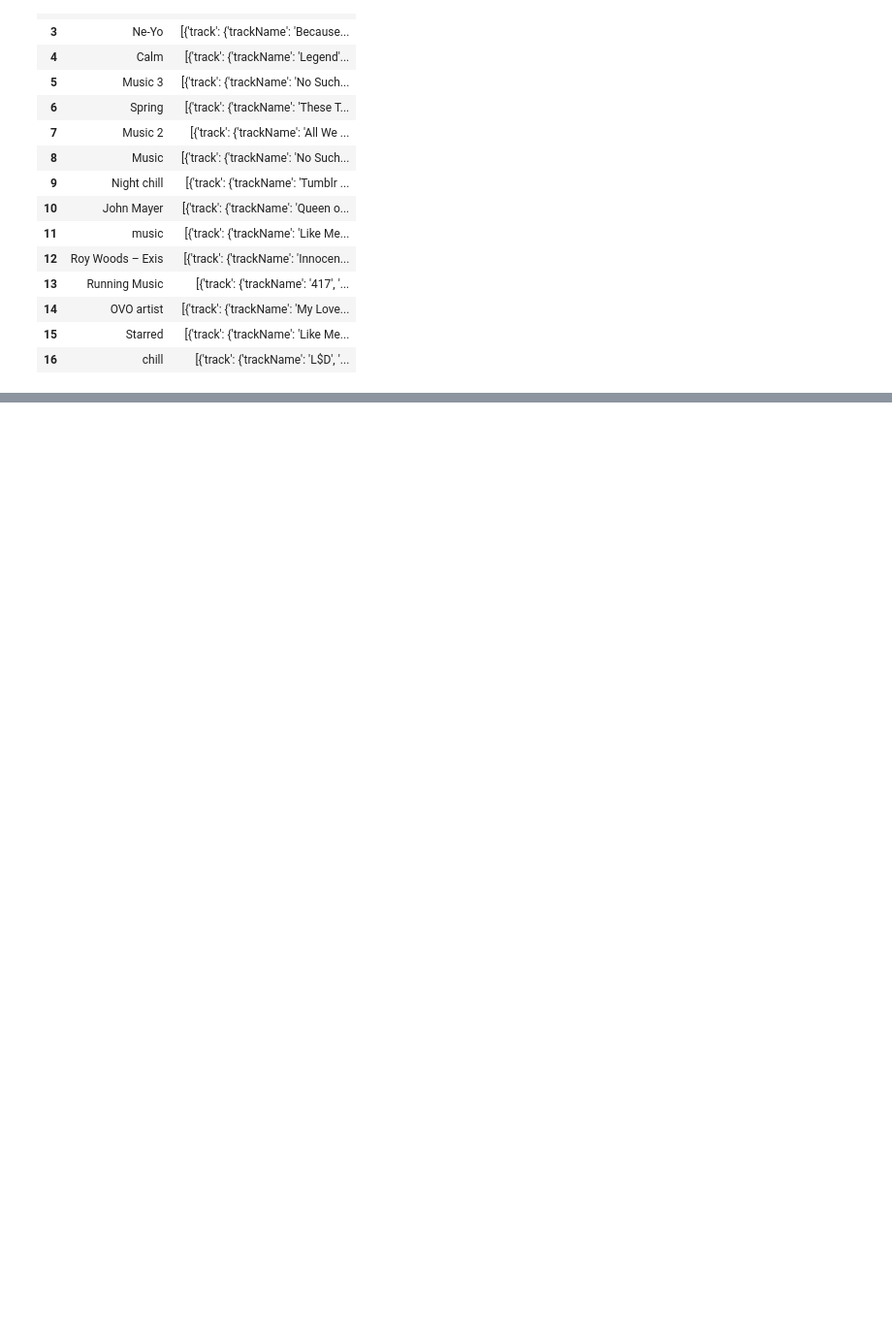
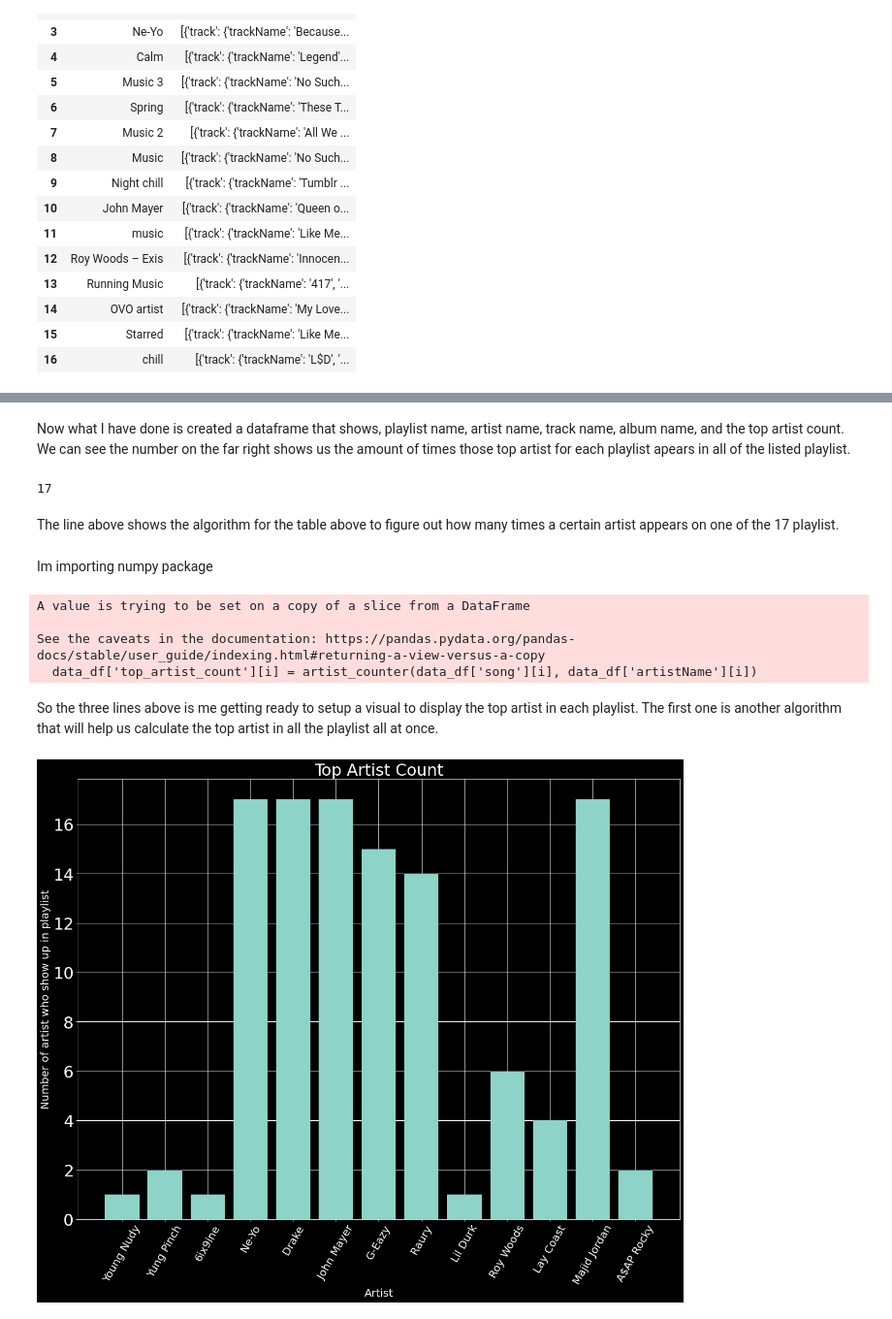
Before and after one commit to tmcvay2/Data_Analysis_Projects, a Jupyter notebook: Final.ipynb, the cells around one changed output, grey strips where cells are left out. Shown: that part at 97% size. Cells and saved outputs as stored; diff of their text form; code cells hidden in the pictures; blank space fills up the shorter version.

```diff
--- a/Final.ipynb
+++ b/Final.ipynb
@@ -92,0 +146,13 @@ NameError: name 'artistName' is not defined
+# %% [markdown]
+Now what I have done is created a dataframe that shows, playlist name, artist name, track name, album name, and the top artist count. We can see the number on the far right shows us the amount of times those top artist for each playlist apears in all of the listed playlist.
+# %%
+count = 0
+for x in data_df['song'][4]:
+    artist = x['track']['artistName']
+    if (artist == 'Drake'):
+        count += 1
+print(count)
+# %% [output]
+17
+# %% [markdown]
+The line above shows the algorithm for the table above to figure out how many times a certain artist appears on one of the 17 playlist.
@@ -92,0 +161,36 @@ NameError: name 'artistName' is not defined
+# %% [markdown]
+Im importing numpy package
+# %%
+def artist_counter(playlist, artist):
+    count = 0
+    for x in playlist:
+        if (x['track']['artistName'] == artist):
+            count +=1
+    return(count)
+# %%
+data_df['top_artist_count'] = np.nan
+# %%
+for i in range(0, len(data_df.index)):
+    data_df['top_artist_count'][i] = artist_counter(data_df['song'][i], data_df['artistName'][i])
+    data_df
+# %% [output]
+A value is trying to be set on a copy of a slice from a DataFrame
+
+See the caveats in the documentation: https://pandas.pydata.org/pandas-docs/stable/user_guide/indexing.html#returning-a-view-versus-a-copy
+  data_df['top_artist_count'][i] = artist_counter(data_df['song'][i], data_df['artistName'][i])
+# %% [markdown]
+So the three lines above is me getting ready to setup a visual to display the top artist in each playlist.  The first one is another algorithm that will help us calculate the top artist in all the playlist all at once.
+# %%
+from matplotlib import pyplot as plt
+plt.style.use('dark_background')
+# %%
+fig, ax0 = plt.subplots(figsize=(20,15))
+ax0.bar(data_df[:17]['artistName'], data_df['top_artist_count'])
+plt.xticks(rotation =60, color = 'white', fontsize = 20)
+plt.xlabel('Artist', fontsize = 20)
+plt.yticks( color = 'white', fontsize = 30)
+plt.ylabel('Number of artist who show up in playlist', fontsize = 20)
+plt.title("Top Artist Count", fontsize = "30", color = "white")
+plt.show()
+# %% [output]
+[figure, added]
```
Also changed, not shown: parts of 21 cells of this notebook.
